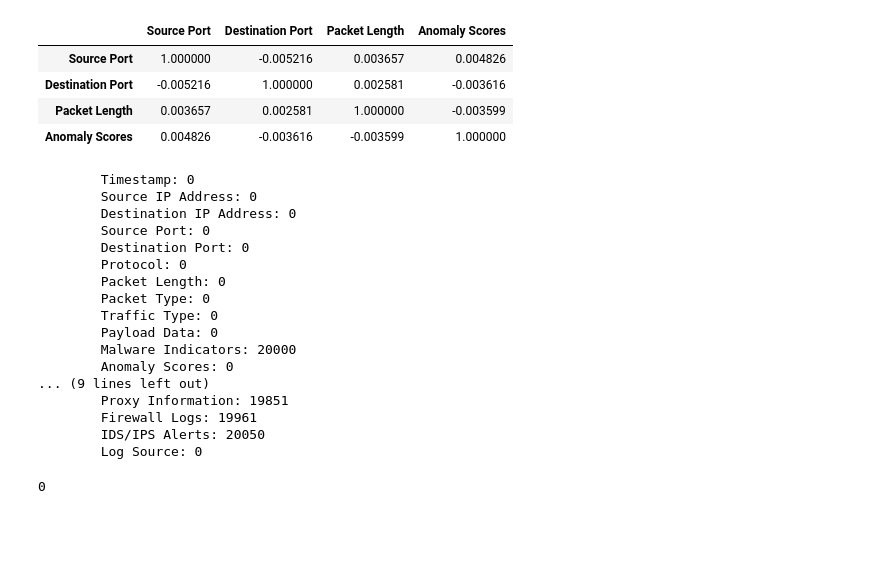
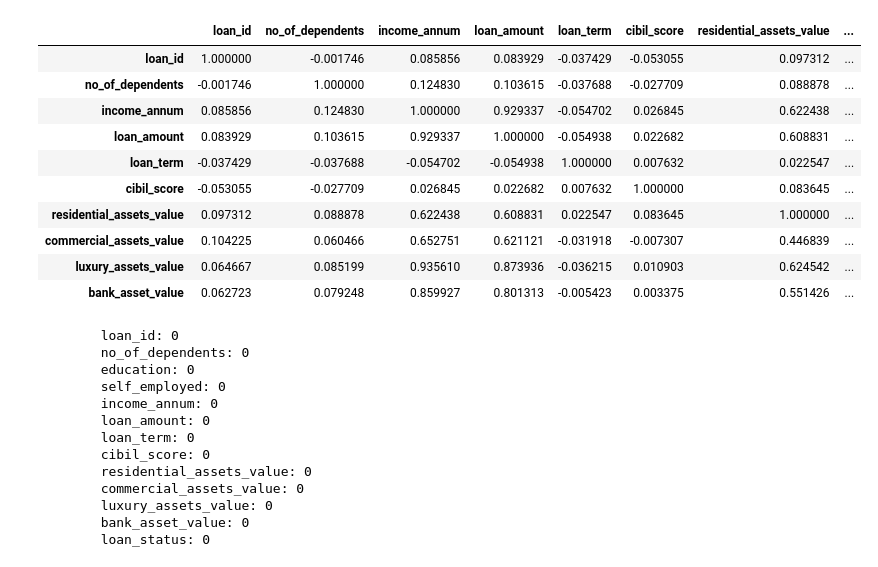
Before and after one commit to chrisJ1252/loanAPI, a Jupyter notebook: cyberAttackModel/cyber_attack_model.ipynb, the cells around one changed output. Saved outputs shown, nothing was run; the diff lists cells and outputs as text; code cells hidden in the pictures; blank space fills up the shorter version.

```diff
--- a/cyberAttackModel/cyber_attack_model.ipynb
+++ b/cyberAttackModel/cyber_attack_model.ipynb
@@ -31,8 +44,8 @@ Path to dataset files: /kaggle/input/cyber-security-attacks
 # %%
 import pandas as pd
 import seaborn as sns
-pathDF = "/kaggle/input/cyber-security-attacks/cybersecurity_attacks.csv"
+pathDF = "/kaggle/input/loan-approval-prediction-dataset/loan_approval_dataset.csv"
 
-cyberData = pd.read_csv(pathDF)
-cyberData
+df = pd.read_csv(pathDF)
+df
 # %% [output]
@@ -72,35 +88,34 @@ memory usage: 7.6+ MB
+# %%
+df.columns = df.columns.str.strip()
 # %%
-cyberData.corr(numeric_only=True)
+df.corr(numeric_only=True)
 # %% [output]
-|  | Source Port | Destination Port | Packet Length | Anomaly Scores |
-| Source Port | 1.000000 | -0.005216 | 0.003657 | 0.004826 |
-| Destination Port | -0.005216 | 1.000000 | 0.002581 | -0.003616 |
-| Packet Length | 0.003657 | 0.002581 | 1.000000 | -0.003599 |
-| Anomaly Scores | 0.004826 | -0.003616 | -0.003599 | 1.000000 |
+|  | loan_id | no_of_dependents | income_annum | loan_amount | loan_term | cibil_score | residential_assets_value | ... |
+| loan_id | 1.000000 | -0.001746 | 0.085856 | 0.083929 | -0.037429 | -0.053055 | 0.097312 | ... |
+| no_of_dependents | -0.001746 | 1.000000 | 0.124830 | 0.103615 | -0.037688 | -0.027709 | 0.088878 | ... |
+| income_annum | 0.085856 | 0.124830 | 1.000000 | 0.929337 | -0.054702 | 0.026845 | 0.622438 | ... |
+| loan_amount | 0.083929 | 0.103615 | 0.929337 | 1.000000 | -0.054938 | 0.022682 | 0.608831 | ... |
+| loan_term | -0.037429 | -0.037688 | -0.054702 | -0.054938 | 1.000000 | 0.007632 | 0.022547 | ... |
+| cibil_score | -0.053055 | -0.027709 | 0.026845 | 0.022682 | 0.007632 | 1.000000 | 0.083645 | ... |
+| residential_assets_value | 0.097312 | 0.088878 | 0.622438 | 0.608831 | 0.022547 | 0.083645 | 1.000000 | ... |
+| commercial_assets_value | 0.104225 | 0.060466 | 0.652751 | 0.621121 | -0.031918 | -0.007307 | 0.446839 | ... |
+| luxury_assets_value | 0.064667 | 0.085199 | 0.935610 | 0.873936 | -0.036215 | 0.010903 | 0.624542 | ... |
+| bank_asset_value | 0.062723 | 0.079248 | 0.859927 | 0.801313 | -0.005423 | 0.003375 | 0.551426 | ... |
 # %%
-for col in cyberData.columns:
-    print('\t%s: %d' % (col,cyberData[col].isna().sum()))
+for col in df.columns:
+    print('\t%s: %d' % (col,df[col].isna().sum()))
 # %% [output]
-        Timestamp: 0
-        Source IP Address: 0
-        Destination IP Address: 0
-        Source Port: 0
-        Destination Port: 0
-        Protocol: 0
-        Packet Length: 0
-        Packet Type: 0
-        Traffic Type: 0
-        Payload Data: 0
-        Malware Indicators: 20000
-        Anomaly Scores: 0
-... (9 lines left out)
-        Proxy Information: 19851
-        Firewall Logs: 19961
-        IDS/IPS Alerts: 20050
-        Log Source: 0
+        loan_id: 0
+        no_of_dependents: 0
+        education: 0
+        self_employed: 0
+        income_annum: 0
+        loan_amount: 0
+        loan_term: 0
+        cibil_score: 0
+        residential_assets_value: 0
+        commercial_assets_value: 0
+        luxury_assets_value: 0
+        bank_asset_value: 0
+        loan_status: 0
-# %%
-dupes = cyberData.duplicated()
-print(dupes.sum())
-# %% [output]
-0
 # %%
```
Also changed, not shown: parts of 24 cells of this notebook.
